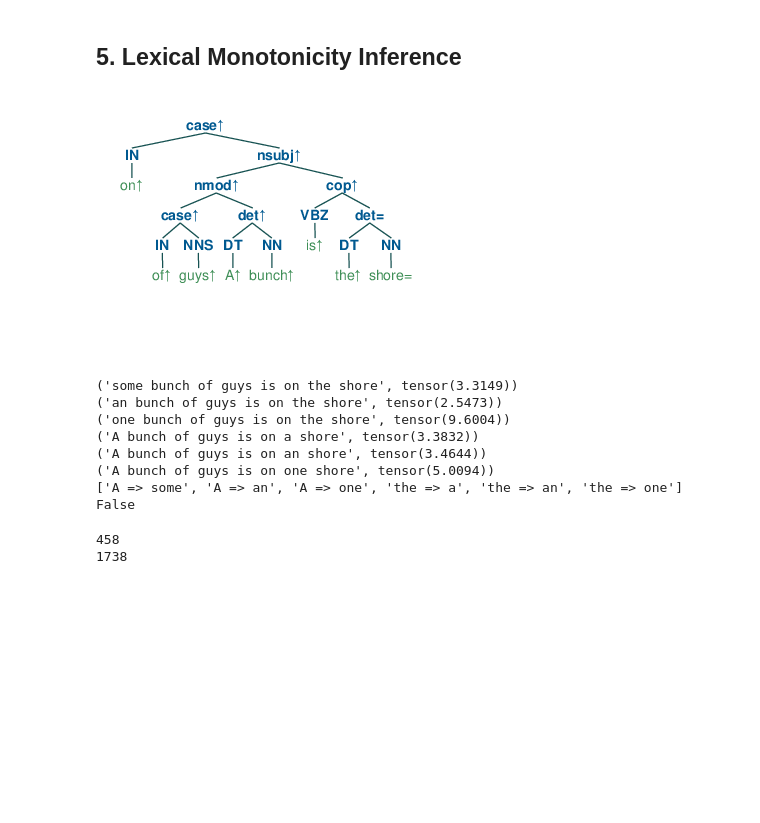
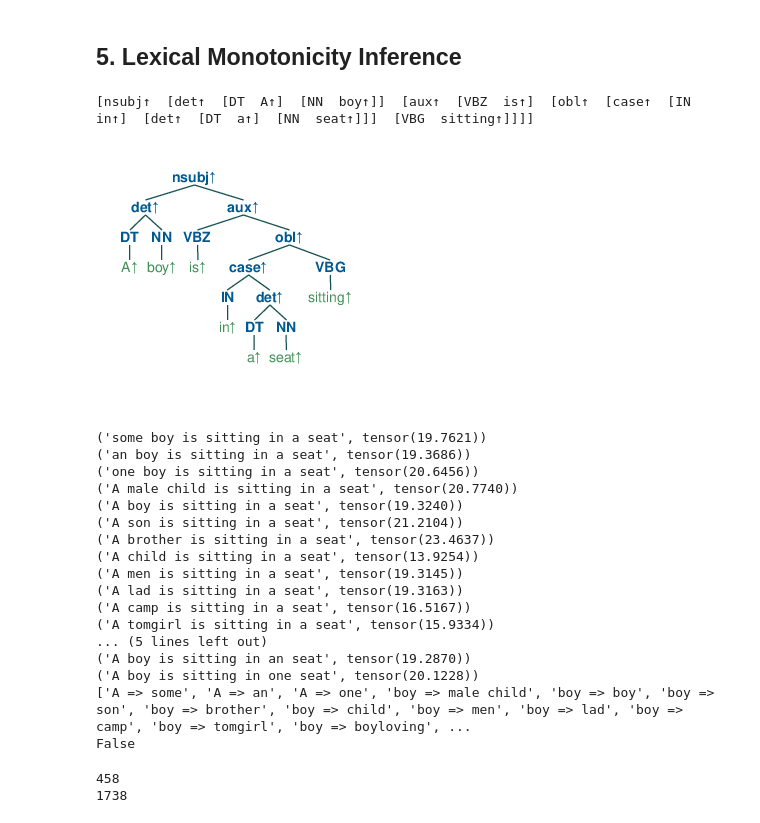
Before and after one commit to eric11eca/NeuralLog, a Jupyter notebook: src/UdepLog.ipynb, the cells around one changed output. Saved outputs shown, nothing was run; the diff lists cells and outputs as text; code cells hidden in the pictures; blank space fills up the shorter version.

```diff
--- a/src/UdepLog.ipynb
+++ b/src/UdepLog.ipynb
@@ -869,8 +924,8 @@ class LexicalGenerator:
 # %%
 from tqdm import tqdm
 
-sentences = ["A bunch of guys is on the shore"]
-hypotheses = ["A bunch of men is on the shore"]
+sentences = ["A boy is sitting in a seat"]
+hypotheses = ["A girl is sitting in a seat"]
 
 pipeline = PolarizationPipeline(verbose=0)
 lexicalGenerator = LexicalGenerator()
@@ -890,42 +945,53 @@ for premise, hypothesis in zip(sentences, hypotheses):
             if(not ign_words.get(h_parsed[2][word][0],0)):
                 key_tokens.add(h_parsed[2][word][0])
 
     #print("\n====================================")
     #print("\nInit Premise: " + premise)
     #print("\nHypothesis: " + hypothesis)
 
     #tokenized = tokenizer(hypothesis).sentences[0].words
     #tokens = {}
     #lemmatizer = WordNetLemmatizer()
     #for tok in tokenized:
     #    tokens[lemmatizer.lemmatize(tok.text)] = tok.text
     lexicalGenerator.hypothesis_tokens = key_tokens
 
     annotation = pipeline.single_polarization(premise)
     polarized = pipeline.postprocess(annotation['polarized_tree'], {})
+    print(polarized)
     btreeViz = Tree.fromstring(polarized.replace('[', '(').replace(']', ')'))
     jupyter_draw_nltk_tree(btreeViz)
 
     lexicalGenerator.hypothesis = hypothesis.replace(',', '')
     lexicalGenerator.deptree_generate(annotation['polarized_tree'])
 
     for gen_tree in lexicalGenerator.tree_log:
         print((gen_tree[1], gen_tree[2]))
     for anti_tree in lexicalGenerator.anti_tree_log:
         print((anti_tree[1], anti_tree[2]))
 
     print(lexicalGenerator.replacement_log)
     print(lexicalGenerator.stop_critarion)
 # %% [output]
+[nsubj↑  [det↑  [DT  A↑]  [NN  boy↑]]  [aux↑  [VBZ  is↑]  [obl↑  [case↑  [IN  in↑]  [det↑  [DT  a↑]  [NN  seat↑]]]  [VBG  sitting↑]]]]
-[figure, old version]
+[figure, new version]
-('some bunch of guys is on the shore', tensor(3.3149))
-('an bunch of guys is on the shore', tensor(2.5473))
-('one bunch of guys is on the shore', tensor(9.6004))
-('A bunch of guys is on a shore', tensor(3.3832))
-('A bunch of guys is on an shore', tensor(3.4644))
-('A bunch of guys is on one shore', tensor(5.0094))
-['A => some', 'A => an', 'A => one', 'the => a', 'the => an', 'the => one']
-False
+('some boy is sitting in a seat', tensor(19.7621))
+('an boy is sitting in a seat', tensor(19.3686))
+('one boy is sitting in a seat', tensor(20.6456))
+('A male child is sitting in a seat', tensor(20.7740))
+('A boy is sitting in a seat', tensor(19.3240))
+('A son is sitting in a seat', tensor(21.2104))
+('A brother is sitting in a seat', tensor(23.4637))
+('A child is sitting in a seat', tensor(13.9254))
+('A men is sitting in a seat', tensor(19.3145))
+('A lad is sitting in a seat', tensor(19.3163))
+('A camp is sitting in a seat', tensor(16.5167))
+('A tomgirl is sitting in a seat', tensor(15.9334))
+... (5 lines left out)
+('A boy is sitting in an seat', tensor(19.2870))
+('A boy is sitting in one seat', tensor(20.1228))
+['A => some', 'A => an', 'A => one', 'boy => male child', 'boy => boy', 'boy => son', 'boy => brother', 'boy => child', 'boy => men', 'boy => lad', 'boy => camp', 'boy => tomgirl', 'boy => boyloving', ...
+False
 # %%
 MED_upward = []
 MED_upward_hypo = []
```
Also changed, not shown: parts of 18 cells of this notebook, 3 other files.
